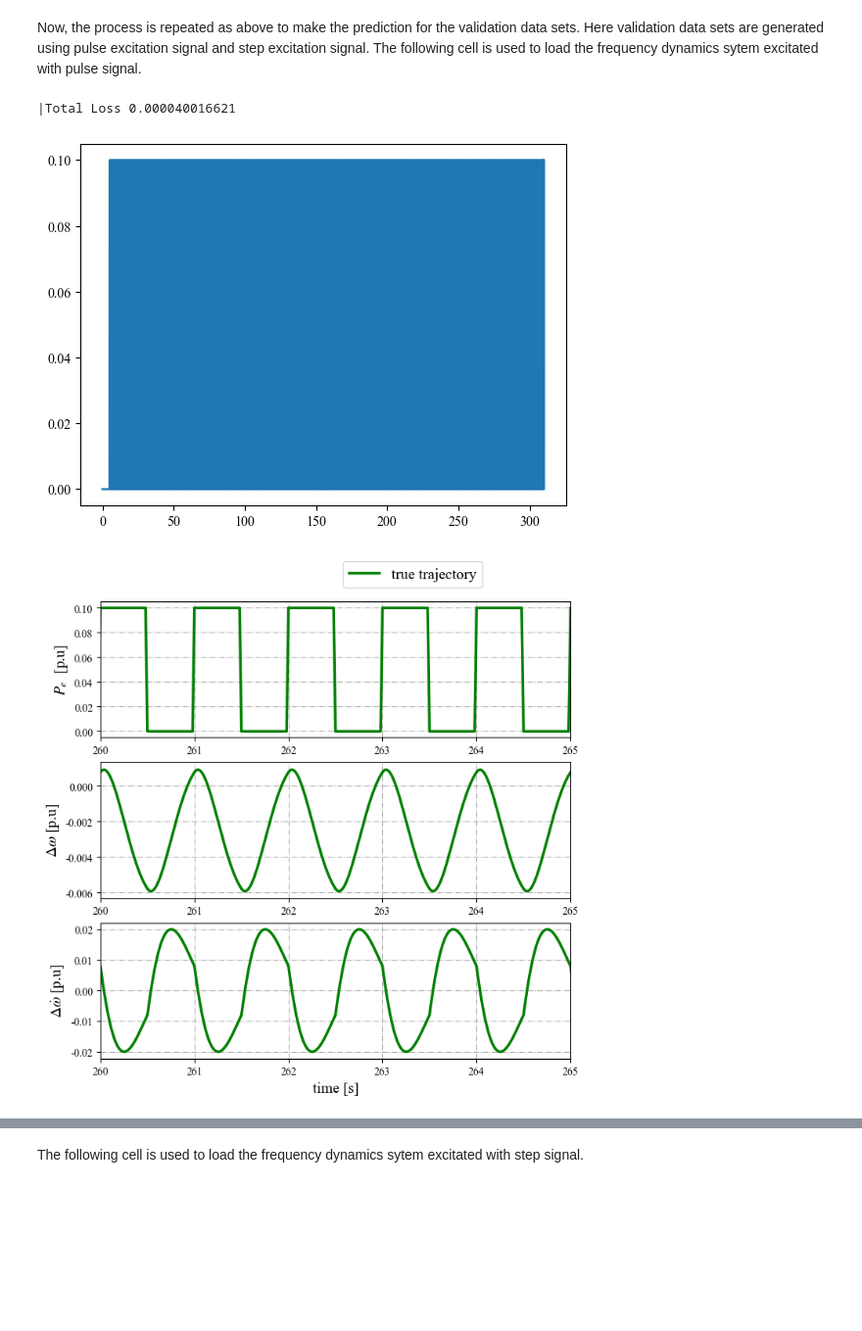
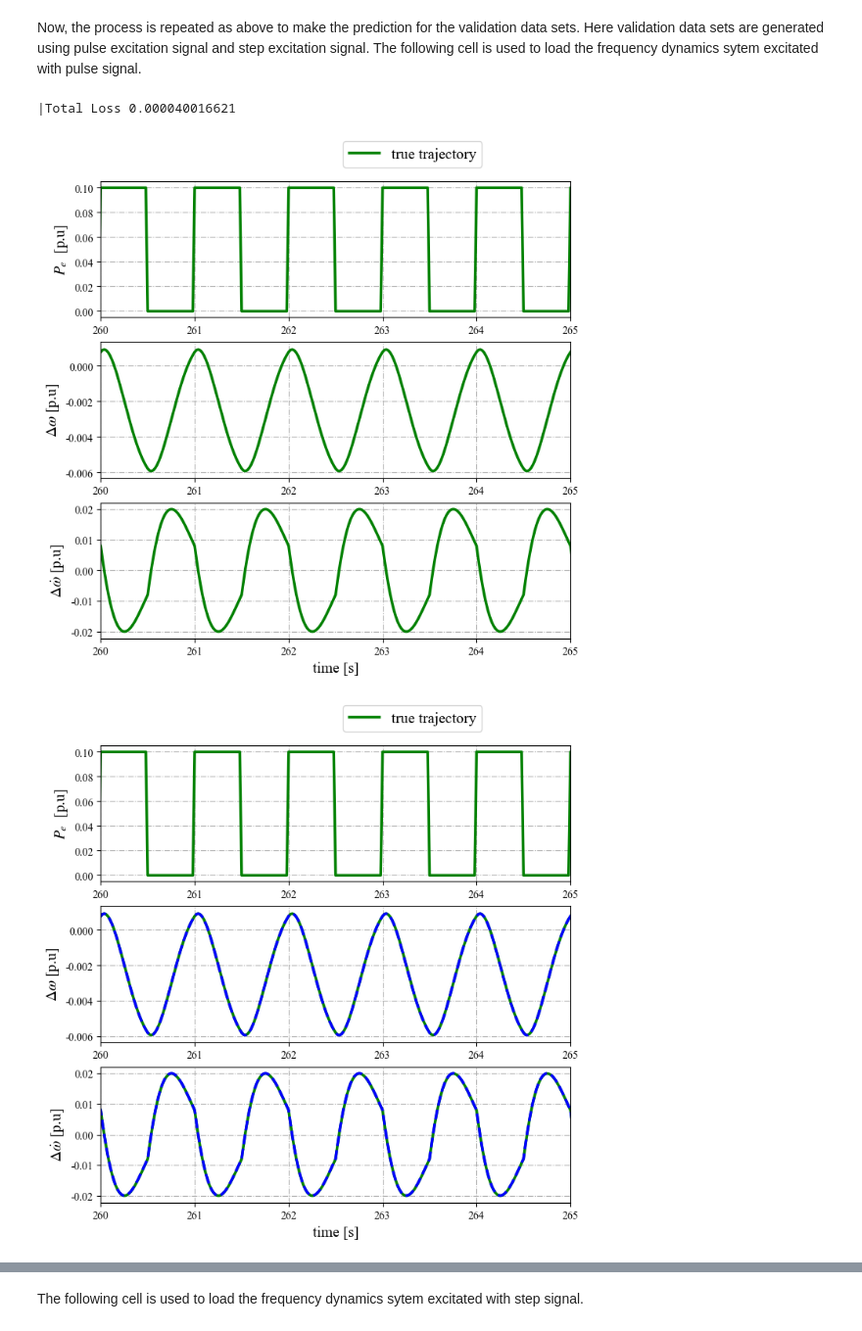
Before and after one commit to TaraAryal/NODES-in-Power-System, a Jupyter notebook: training_and_validation/Validation Code.ipynb, the cells around one changed output, grey strips where cells are left out. Shown at 98% size. Saved outputs shown, nothing was run; the diff lists cells and outputs as text; code cells hidden in the pictures; blank space fills up the shorter version.

```diff
--- a/training_and_validation/Validation Code.ipynb
+++ b/training_and_validation/Validation Code.ipynb
@@ -27,7 +27,7 @@ plt.rcParams['font.size'] = 10
 # %% [markdown]
 Run the following command to obtain the trained data sets. Here the states are delta_omega and delta_dotomega, whereas inputpower is the excitaiton signal.
 # %%
-model = Frequency_logchirp(compile=False)
+model = Frequency_logchirp(compile=True)
 # fmin=np.array([0.1])
 # fmax=np.array([1.0])
 model.reset()
@@ -181,7 +181,7 @@ with torch.no_grad():
 # %% [markdown]
 Now, the process is repeated as above to make the prediction for the validation data sets. Here validation data sets are generated using pulse excitation signal and step excitation signal. The following cell is used to load the frequency dynamics sytem excitated with pulse signal.
 # %%
-from square_validation_signal.Frequency_squarechirp_pyinterface import Frequency_squarechirp
+from square_validation_signal.Frequency_square_pyinterface import Frequency_square
 import matplotlib.pyplot as plt
 import torch
 import torch.nn as nn
@@ -190,7 +190,7 @@ import numpy as np
 from scipy import signal
 import torch.nn.functional as F
 # from Frequency_dynamic_system_pyinterface import Frequency_dynamic_system
-model = Frequency_squarechirp(compile=False)
+model = Frequency_square(compile=True)
 # inport=np.array([-0.105])
 # inport1=np.array([0.095])
 model.reset()
@@ -305,32 +305,32 @@ def odeint(func, Ts, x0, u):
 class ODEFunc2(nn.Module):
     def __init__(self):
         super().__init__()
         ##make your ODE network
         self.net1=torch.load("net1_tara")
         self.net2=torch.load("net2_tara")
         self.net3=torch.load("net3_tara")
 
     def forward(self, y,u):
         output2=self.net2(u)
         output1=self.net1(y)
                 #print(output1.shape,output2.shape, u.shape)
         output=torch.concat([output1, output2], axis=1)
         output = self.net3(output)
 
         return output
 func2 = ODEFunc2()
 
 func2 = ODEFunc2()
 with torch.no_grad():
     pred_y1=odeint(func2, 0.02, y0, u1)
     loss2=torch.mean(torch.abs(pred_y1-true_y1))
     # criterion = nn.MSELoss()
     # loss2 = criterion(pred_y1, true_y1)
     print('|Total Loss {:.12f}'.format(loss2.item()))
     # print('|Total Loss {:.6f}'.format(loss1.item()))
     visualize(t[0],u1[0,...], true_y1[0,...], pred_y1[0,...])
 # 2 / (45/0.02)
 # %% [output]
 |Total Loss 0.000040016621
-[figure, old version]
+[figure, new version]
-[figure, old version]
+[figure, new version]
```
Also changed, not shown: parts of 3 cells of this notebook, 1 other file.
